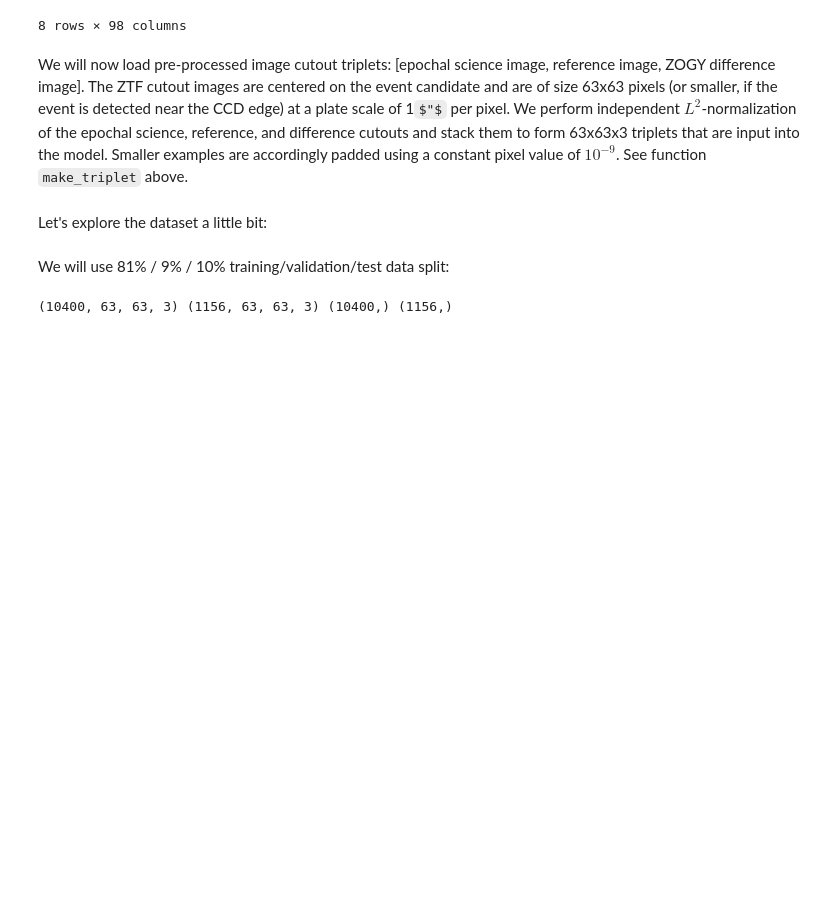
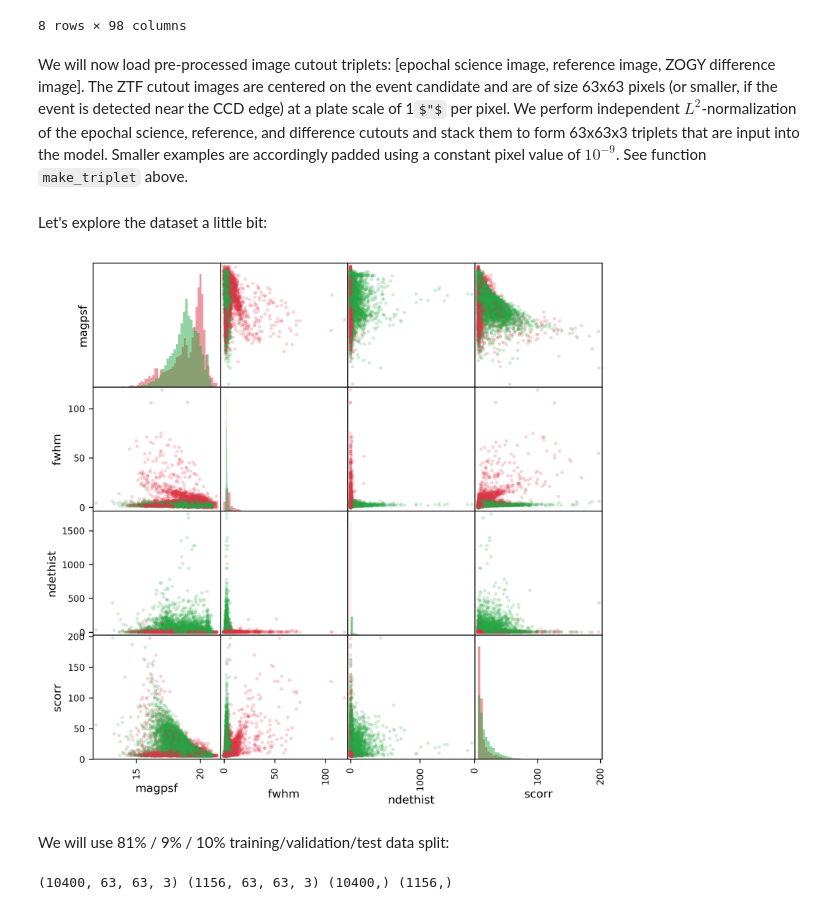
Before and after one commit to dmitryduev/braai, a Jupyter notebook: nb/braai_train.ipynb, the cells around one changed output. Drawn from its saved outputs; the diff is of its cells as text; code cells hidden in the pictures; some formulas as TeX source; blank space fills up the shorter version.

```diff
--- a/nb/braai_train.ipynb
+++ b/nb/braai_train.ipynb
@@ -132,3 +130,34 @@ Let's explore the dataset a little bit:
+# %%
+fig = plt.figure(figsize=(8, 8), dpi=300)
+ax = fig.add_subplot(111)
+
+color_wheel = {0: "#dc3545",
+               1: "#28a745"}
+colors = df["label"].map(lambda x: color_wheel.get(x))
+
+columns = ['magpsf', 'fwhm', 'ndethist', 'scorr']
+
+axx = scatter_matrix(df.loc[df.label >= 0, columns],
+                     alpha=0.2,  diagonal='hist', ax=ax, grid=True, color=colors,
+                     hist_kwds={'color': 'darkblue', 'alpha': 0, 'bins': 50})
+
+for rc in range(len(columns)):
+    rc_y_max = 0
+    for group in color_wheel.keys():
+        y = df[df.label == group][columns[rc]]
+        hh = axx[rc][rc].hist(y, bins=50, alpha=0.5, color=color_wheel[group], density=1)
+#         print(np.min(hh[0]), np.max(hh[0]))
+        rc_y_max = max(rc_y_max, np.max(hh[0]))
+        axx[rc][rc].set_ylim([0, 1.1*rc_y_max])
+
+# scatter_matrix(df.loc[df.label == 0, ['magpsf', 'fwhm', 'ndethist']],
+#                alpha=0.2,  diagonal='hist', ax=ax,
+#                hist_kwds={'color': '#dc3545', 'alpha': 0.5, 'bins': 100}, color='#dc3545')
+# scatter_matrix(df.loc[df.label == 1, ['magpsf', 'fwhm', 'ndethist']],
+#                alpha=0.2,  diagonal='hist', ax=ax,
+#                hist_kwds={'color': '#28a745', 'alpha': 0.5, 'bins': 100}, color='#28a745')
+# %% [output]
+[figure, added]
 # %% [markdown]
 We will use 81\% / 9\% / 10\% training/validation/test data split:
 # %%
```
Also changed, not shown: parts of 13 cells of this notebook.
